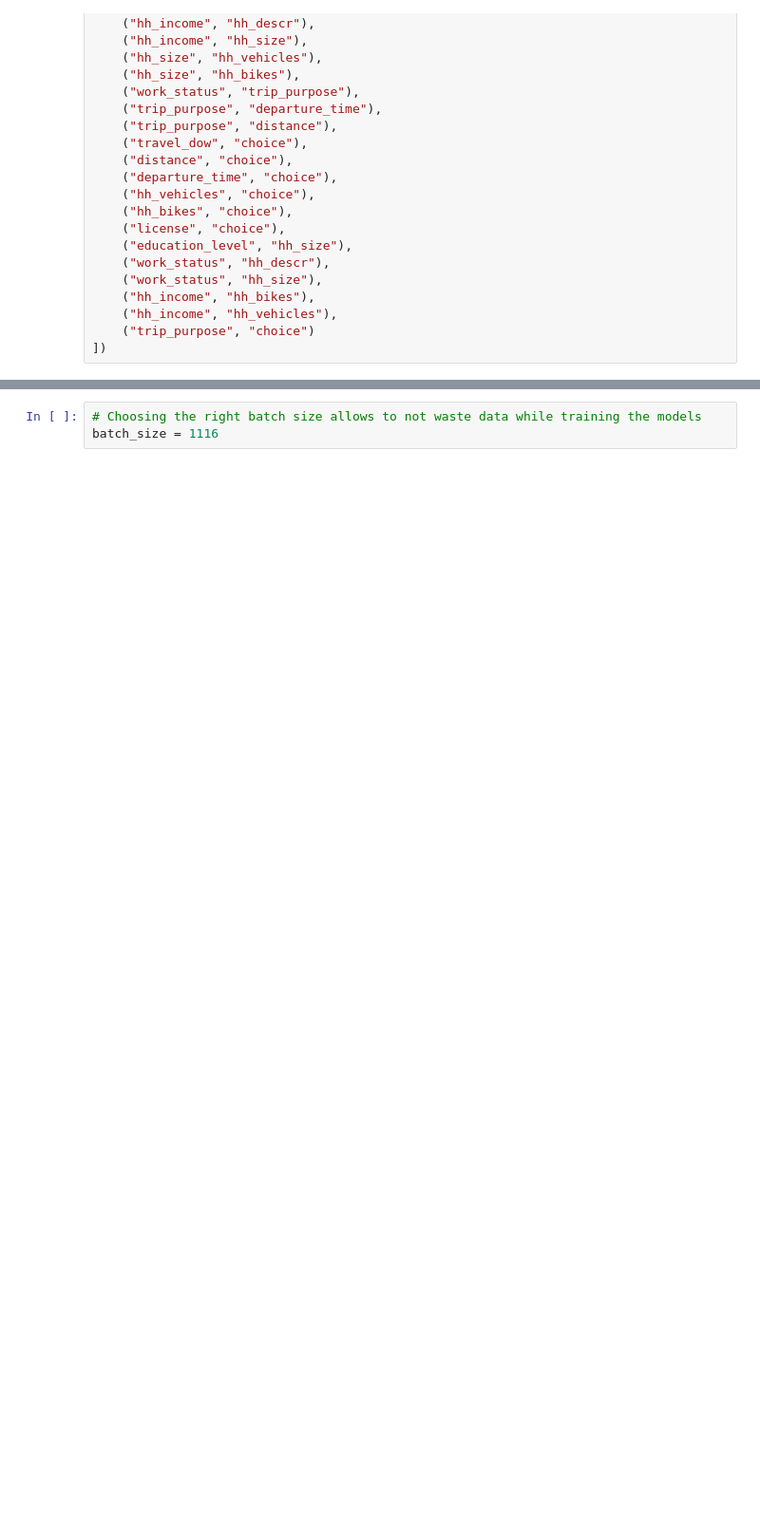
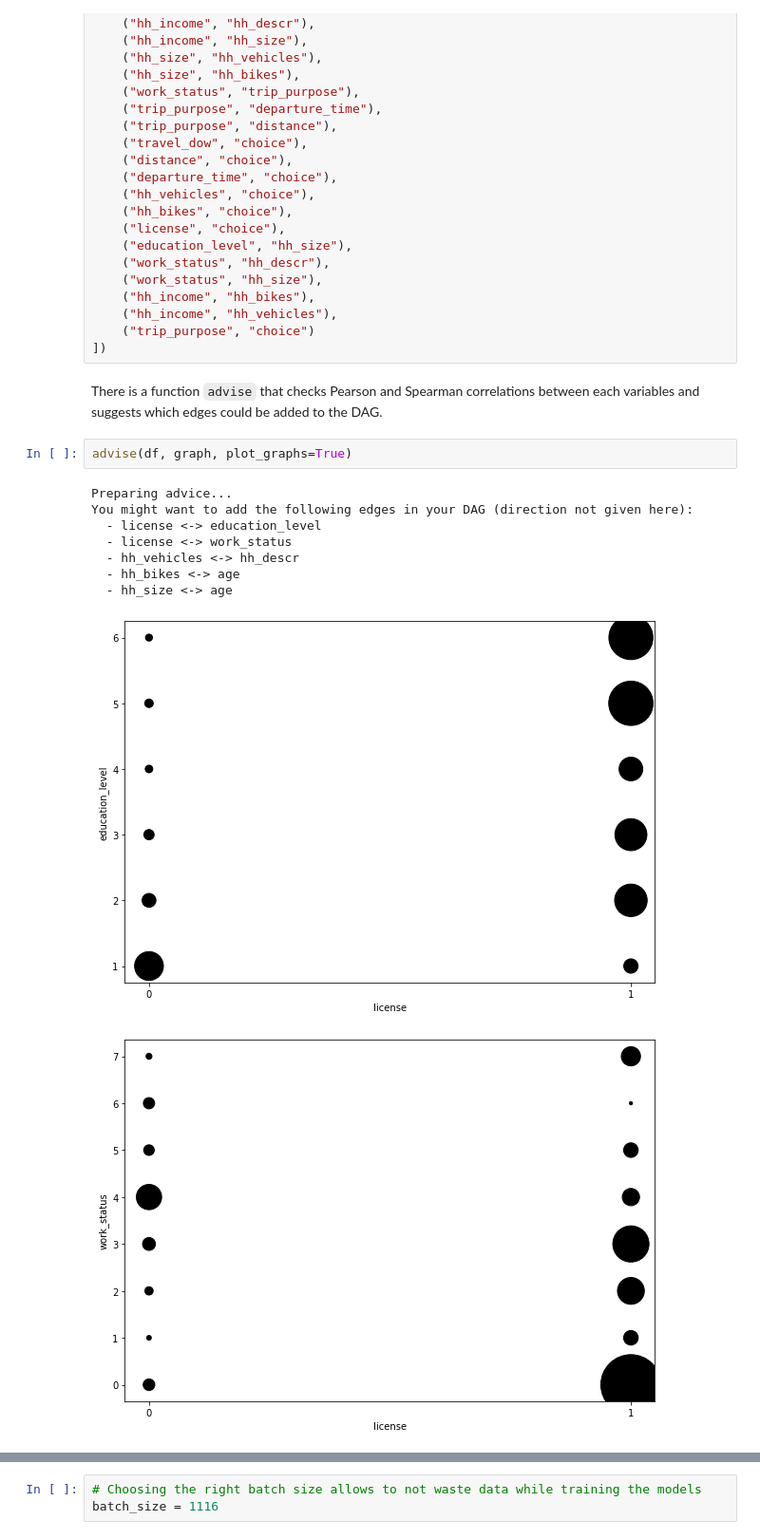
Before and after one commit to glederrey/DATGAN, a Jupyter notebook: example/training.ipynb, the cells around one changed output, grey strips where cells are left out. Shown at 95% size. Drawn from its saved outputs; the diff is of its cells as text; blank space fills up the shorter version.

Commit message:
[UPD] v2.1.2 adds an advise function to help build the DAG

```diff
--- a/example/training.ipynb
+++ b/example/training.ipynb
@@ -100,3 +100,17 @@ graph.add_edges_from([
     ("hh_income", "hh_vehicles"),
     ("trip_purpose", "choice")
 ])
+# %% [markdown]
+There is a function `advise` that checks Pearson and Spearman correlations between each variables and suggests which edges could be added to the DAG.
+# %%
+advise(df, graph, plot_graphs=True)
+# %% [output]
+Preparing advice...
+You might want to add the following edges in your DAG (direction not given here):
+  - license <-> education_level
+  - license <-> work_status
+  - hh_vehicles <-> hh_descr
+  - hh_bikes <-> age
+  - hh_size <-> age
+[figure, added]
+[figure, added]
```
Also changed, not shown: parts of 4 cells of this notebook, 4 other files.
